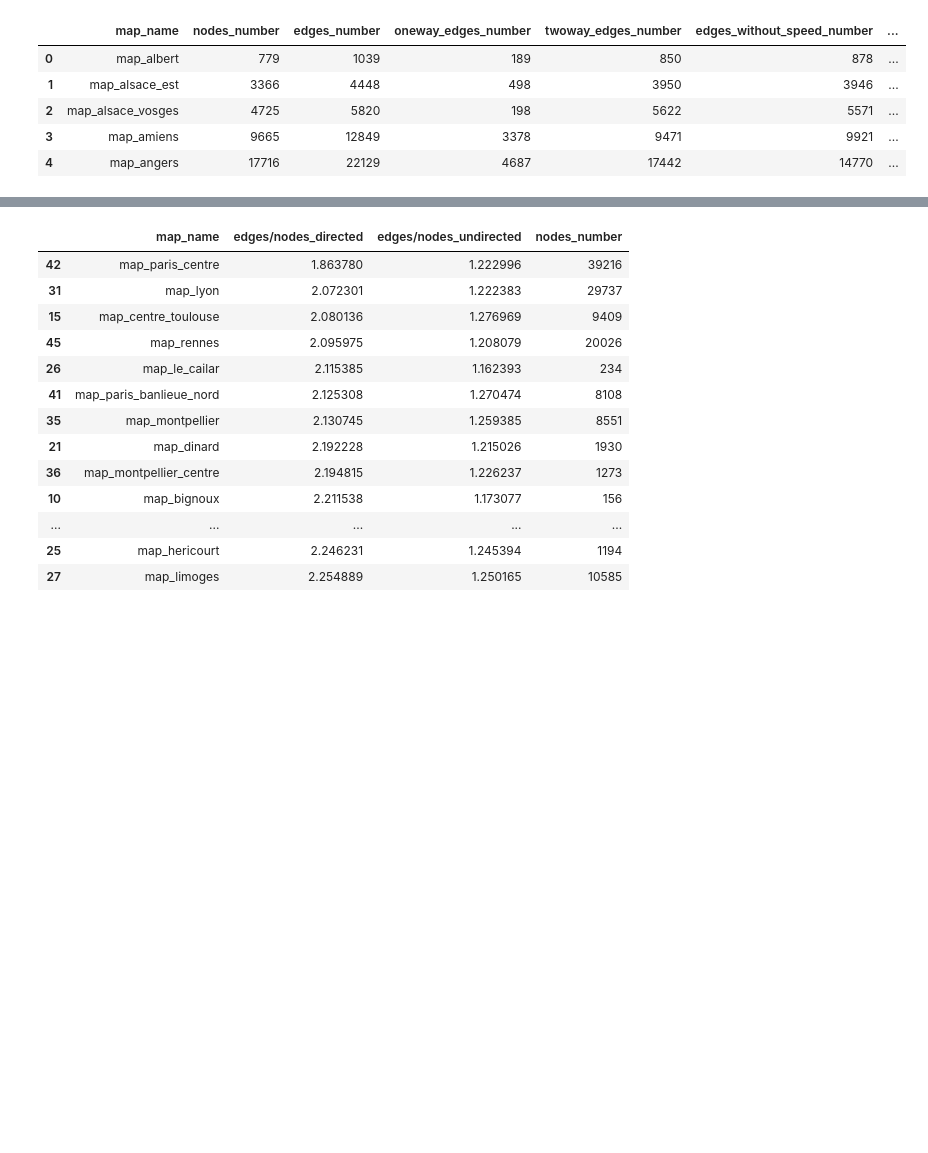
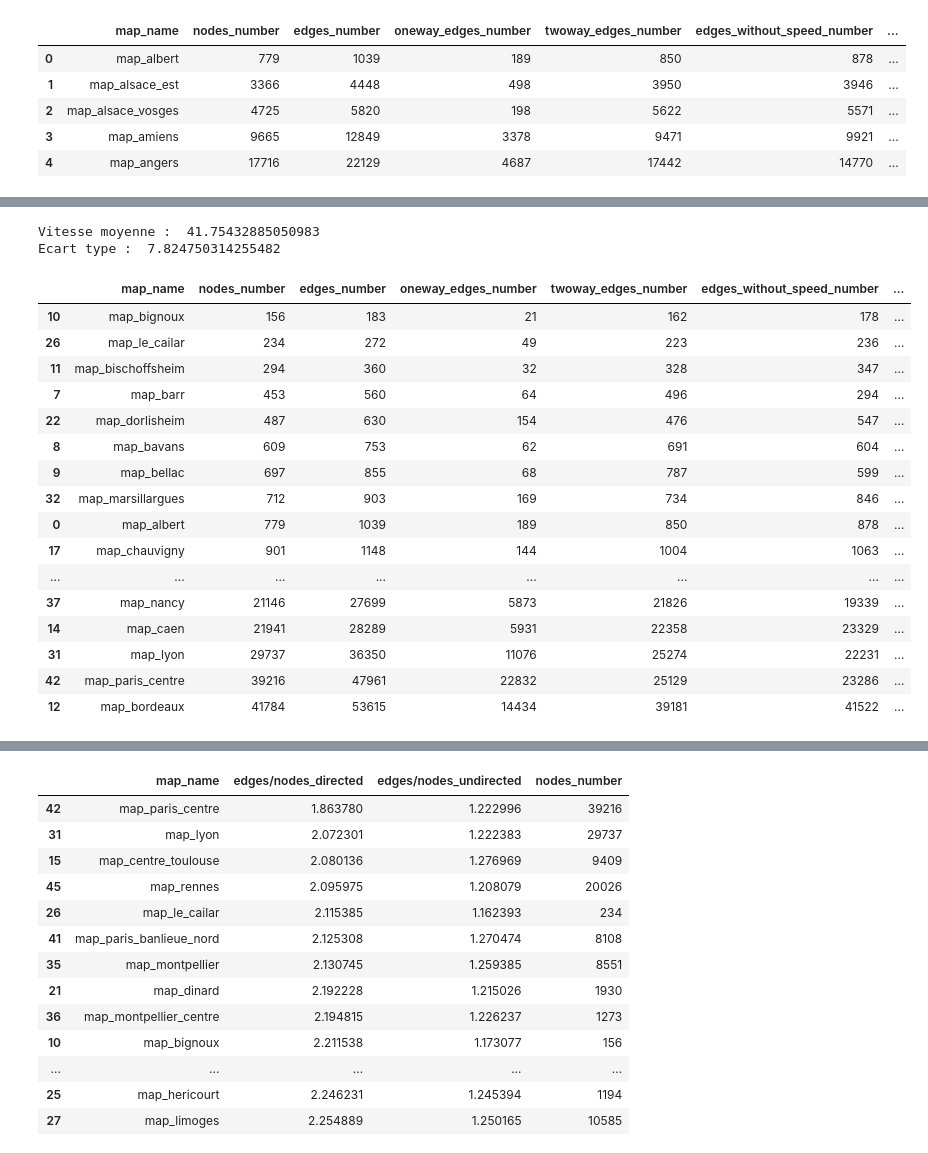
Before and after one commit to alexismarie8314/PFE_RECHERCHE_VOITURE, a Jupyter notebook: Parsing_graph/graph_density_analisys.ipynb, the cells around one changed output, grey strips where cells are left out. Drawn from its saved outputs; the diff is of its cells as text; code cells hidden in the pictures; blank space fills up the shorter version.

```diff
--- a/Parsing_graph/graph_density_analisys.ipynb
+++ b/Parsing_graph/graph_density_analisys.ipynb
@@ -19,3 +34,33 @@ df.head()
+# %%
+#vitesse moyenne et écart type de la colonne average_speed
+mean_speed = df['average_speed'].mean()
+std_speed = df['average_speed'].std()
+print("Vitesse moyenne : ", mean_speed)
+print("Ecart type : ", std_speed)
+# %% [output]
+Vitesse moyenne :  41.75432885050983
+Ecart type :  7.824750314255482
+# %%
+df.sort_values(by=['nodes_number'], inplace=True)
+df
+# %% [output]
+|  | map_name | nodes_number | edges_number | oneway_edges_number | twoway_edges_number | edges_without_speed_number | ... |
+| 10 | map_bignoux | 156 | 183 | 21 | 162 | 178 | ... |
+| 26 | map_le_cailar | 234 | 272 | 49 | 223 | 236 | ... |
+| 11 | map_bischoffsheim | 294 | 360 | 32 | 328 | 347 | ... |
+| 7 | map_barr | 453 | 560 | 64 | 496 | 294 | ... |
+| 22 | map_dorlisheim | 487 | 630 | 154 | 476 | 547 | ... |
+| 8 | map_bavans | 609 | 753 | 62 | 691 | 604 | ... |
+| 9 | map_bellac | 697 | 855 | 68 | 787 | 599 | ... |
+| 32 | map_marsillargues | 712 | 903 | 169 | 734 | 846 | ... |
+| 0 | map_albert | 779 | 1039 | 189 | 850 | 878 | ... |
+| 17 | map_chauvigny | 901 | 1148 | 144 | 1004 | 1063 | ... |
+| ... | ... | ... | ... | ... | ... | ... | ... |
+| 37 | map_nancy | 21146 | 27699 | 5873 | 21826 | 19339 | ... |
+| 14 | map_caen | 21941 | 28289 | 5931 | 22358 | 23329 | ... |
+| 31 | map_lyon | 29737 | 36350 | 11076 | 25274 | 22231 | ... |
+| 42 | map_paris_centre | 39216 | 47961 | 22832 | 25129 | 23286 | ... |
+| 12 | map_bordeaux | 41784 | 53615 | 14434 | 39181 | 41522 | ... |
 # %%
 # Calculate the ratio of edges to nodes
 df['edges/nodes_undirected'] = df['edges_number']/df['nodes_number']
```
Also changed, not shown: parts of 9 cells of this notebook, 40 other files.
